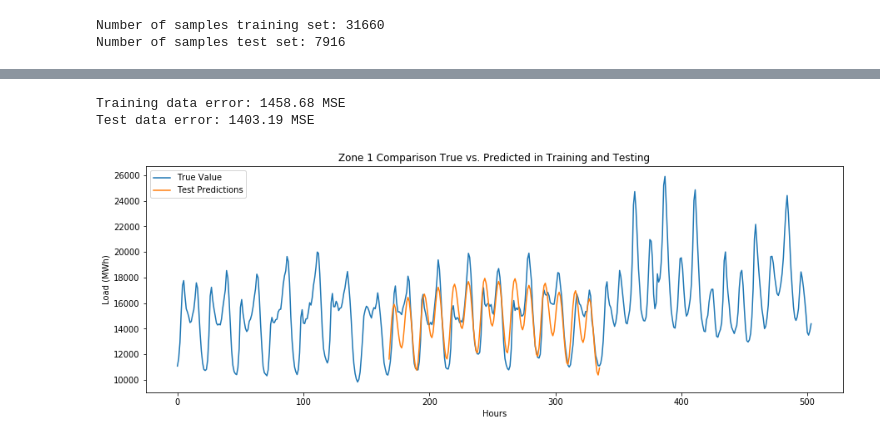
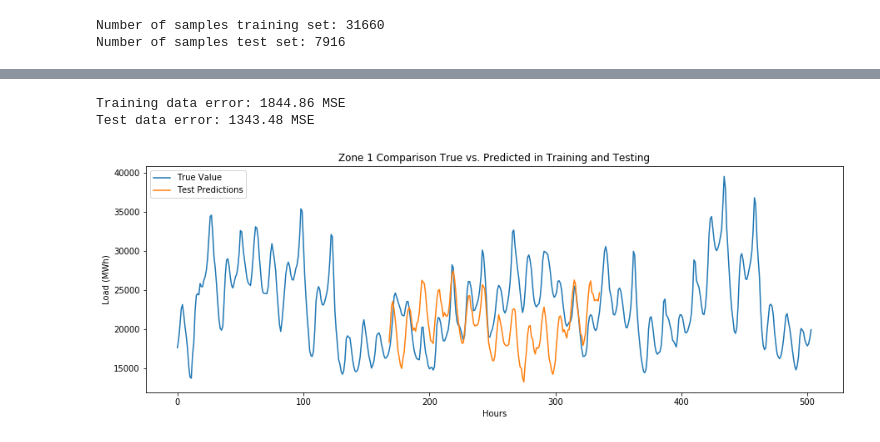
Before and after one commit to Pedromacedo41/MAP573, a Jupyter notebook: src/Raphael/LSTM-Bidirectional.ipynb, the cells around one changed output, grey strips where cells are left out. Saved outputs shown, nothing was run; the diff lists cells and outputs as text; code cells hidden in the pictures.

```diff
--- a/src/Raphael/LSTM-Bidirectional.ipynb
+++ b/src/Raphael/LSTM-Bidirectional.ipynb
@@ -93,14 +95,16 @@ def create_dataset_nstep_test(dataset, window_size = 1, nstep = 1):
 
 def create_model_nstep(train_X, train_Y, window_size = 1, nstep = 1):
     vanilla_rnn = Sequential()
-    vanilla_rnn.add(Bidirectional(LSTM(5,input_shape = (1, window_size), )))
+    vanilla_rnn.add(Bidirectional(LSTM(50,input_shape = (1, window_size), return_sequences=True)))
+    vanilla_rnn.add(Bidirectional(LSTM(50,input_shape = (1, window_size), return_sequences=True)))
+    vanilla_rnn.add(Bidirectional(LSTM(50,input_shape = (1, window_size), )))
     vanilla_rnn.add(Dense(nstep))
     vanilla_rnn.compile(loss = "mean_squared_error",
                   optimizer = "adam")
 
     return(vanilla_rnn)
 # %%
-window_size, nstep =  24 * 7 * 2, 24 * 7
+window_size, nstep =  24 * 7 * 4, 24 * 7
 train_X, train_Y = create_dataset_nstep_train(train, window_size, nstep)
 test_X, test_Y = create_dataset_nstep_test(test, window_size, nstep)
 
@@ -108,5 +112,5 @@ train_X = np.reshape(train_X, (train_X.shape[0], 1, train_X.shape[1]))
 test_X = np.reshape(test_X, (test_X.shape[0], 1, test_X.shape[1]))
 
 vanilla_rnn = create_model_nstep(train_X, train_Y, window_size, nstep)
-# SVG(model_to_dot(vanilla_rnn, show_shapes=True).create(prog='dot', format='svg'))
+SVG(model_to_dot(vanilla_rnn, show_shapes=True).create(prog='dot', format='svg'))
 # %% [output]
@@ -116,5 +118,5 @@ Colocations handled automatically by placer.
 # %%
 es = callbacks.EarlyStopping(monitor='val_loss', patience=5, verbose=1)
-history = vanilla_rnn.fit(train_X, train_Y, epochs = 100, batch_size = 32, verbose = 2, validation_split=0.15, callbacks=[es])
+history = vanilla_rnn.fit(train_X, train_Y, epochs = 100, batch_size = 100, verbose = 2, validation_split=0.15, callbacks=[es])
 # plot_history(history)
 # %% [output]
@@ -156,8 +160,8 @@ print("Test data error: %.2f MSE" % mse_test)
 # train_predict = get_predict_and_score(vanilla_rnn, train_X, train_Y)
 # test_predict = get_predict_and_score(vanilla_rnn, test_X, test_Y)
 # %% [output]
-Training data error: 1458.68 MSE
-Test data error: 1403.19 MSE
+Training data error: 1844.86 MSE
+Test data error: 1343.48 MSE
 # %%
 # Training predictions.
 # train_predictions = np.empty_like(dataset)
@@ -174,32 +178,32 @@ j = 0
 auxi = 0
 for i in range(train_size,len(dataset) - window_size - nstep - 1, window_size + nstep):
     test_predictions[i + ws_2:i + ws_2 + nstep] = test_predict[j].reshape(nstep, 1)
     j += 1
     if j == 70:
         auxi = i
         break
 
 
 # # Create the plot.
 # plt.figure(figsize = (15, 5))
 # plt.plot(normalizer.inverse_transform(dataset)[train_size  + ws_2 - nstep: train_size + ws_2 + 2 * nstep], label = "True Value")
 # # plt.plot(train_predictions, label = "Training Predictions")
 # plt.plot(test_predictions[train_size + ws_2 - nstep: train_size + ws_2 + 2 * nstep], label = "Test Predictions")
 # plt.xlabel("Hours")
 # plt.ylabel("Load (MWh)")
 # plt.title("Zone 1 Comparison True vs. Predicted in Training and Testing")
 # plt.legend()
 # plt.show()
-i = 3
+i = 5
 n = window_size + nstep
 plt.figure(figsize = (15, 5))
 plt.plot(normalizer.inverse_transform(dataset)[train_size + i * n + ws_2 - nstep: train_size + i * n + ws_2 + 2 * nstep], label = "True Value")
 # plt.plot(train_predictions, label = "Training Predictions")
 plt.plot(test_predictions[train_size + i * n + ws_2 - nstep: train_size + i * n + ws_2 + 2 * nstep], label = "Test Predictions")
 plt.xlabel("Hours")
 plt.ylabel("Load (MWh)")
 plt.title("Zone 1 Comparison True vs. Predicted in Training and Testing")
 plt.legend()
 plt.show()
 # %% [output]
-[figure, old version]
+[figure, new version]
```
Also changed, not shown: parts of 4 cells of this notebook.
